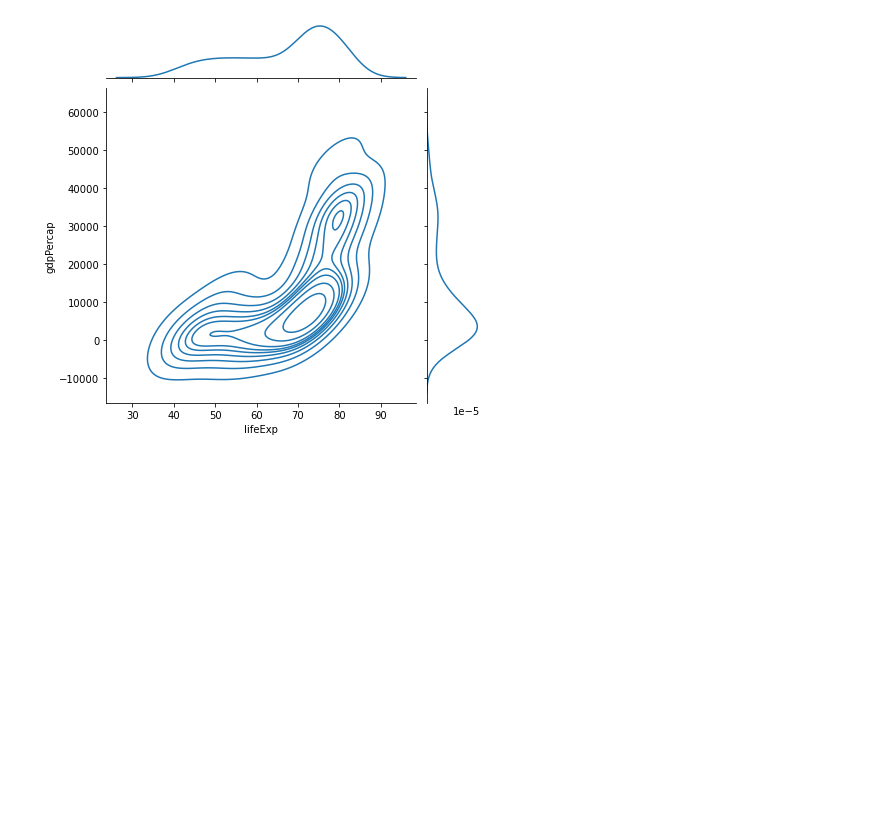
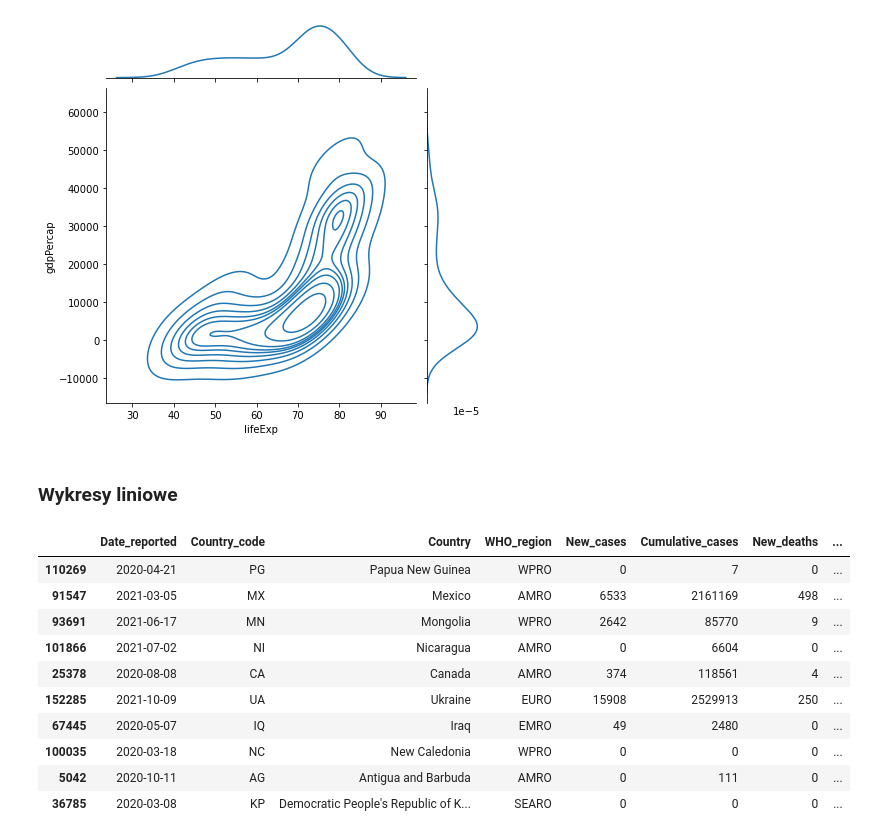
Before and after one commit to pad0910/Python2A, a Jupyter notebook: Dzien05/03-seaborn-plot.ipynb, the cells around one changed output. Saved outputs shown, nothing was run; the diff lists cells and outputs as text; code cells hidden in the pictures; blank space fills up the shorter version.

```diff
--- a/Dzien05/03-seaborn-plot.ipynb
+++ b/Dzien05/03-seaborn-plot.ipynb
@@ -53,3 +53,21 @@ sns.jointplot(df.lifeExp, df.gdpPercap, kind="kde")
 # %% [output]
 <seaborn.axisgrid.JointGrid at 0x...>
 [figure]
+# %% [markdown]
+### Wykresy liniowe
+# %%
+url_covid="https://covid19.who.int/WHO-COVID-19-global-data.csv"
+df = pd.read_csv(url_covid)
+df.sample(n=10)
+# %% [output]
+|  | Date_reported | Country_code | Country | WHO_region | New_cases | Cumulative_cases | New_deaths | ... |
+| 110269 | 2020-04-21 | PG | Papua New Guinea | WPRO | 0 | 7 | 0 | ... |
+| 91547 | 2021-03-05 | MX | Mexico | AMRO | 6533 | 2161169 | 498 | ... |
+| 93691 | 2021-06-17 | MN | Mongolia | WPRO | 2642 | 85770 | 9 | ... |
+| 101866 | 2021-07-02 | NI | Nicaragua | AMRO | 0 | 6604 | 0 | ... |
+| 25378 | 2020-08-08 | CA | Canada | AMRO | 374 | 118561 | 4 | ... |
+| 152285 | 2021-10-09 | UA | Ukraine | EURO | 15908 | 2529913 | 250 | ... |
+| 67445 | 2020-05-07 | IQ | Iraq | EMRO | 49 | 2480 | 0 | ... |
+| 100035 | 2020-03-18 | NC | New Caledonia | WPRO | 0 | 0 | 0 | ... |
+| 5042 | 2020-10-11 | AG | Antigua and Barbuda | AMRO | 0 | 111 | 0 | ... |
+| 36785 | 2020-03-08 | KP | Democratic People's Republic of K... | SEARO | 0 | 0 | 0 | ... |
```
Also changed, not shown: parts of 11 cells of this notebook, 1 other file.
